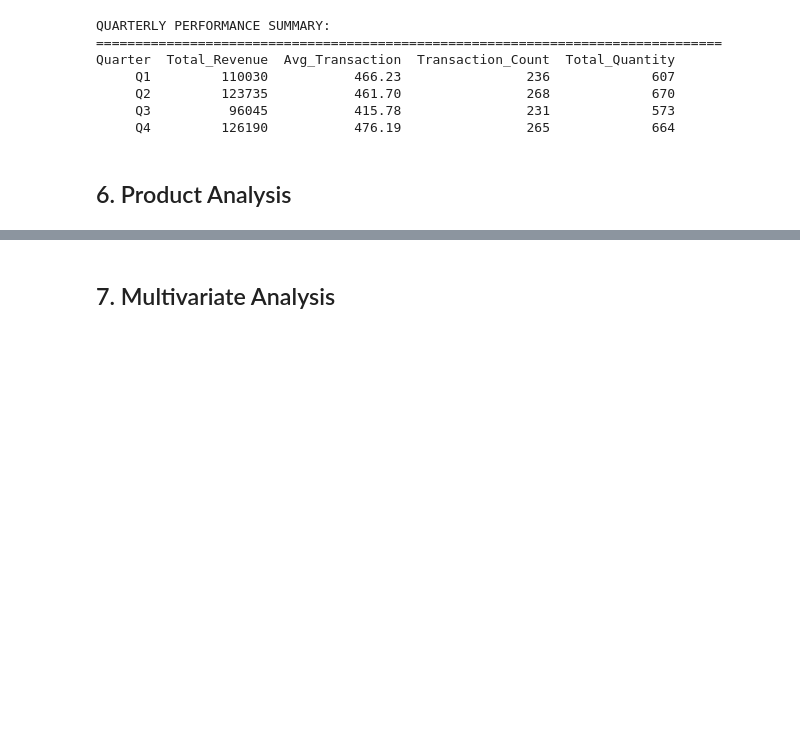
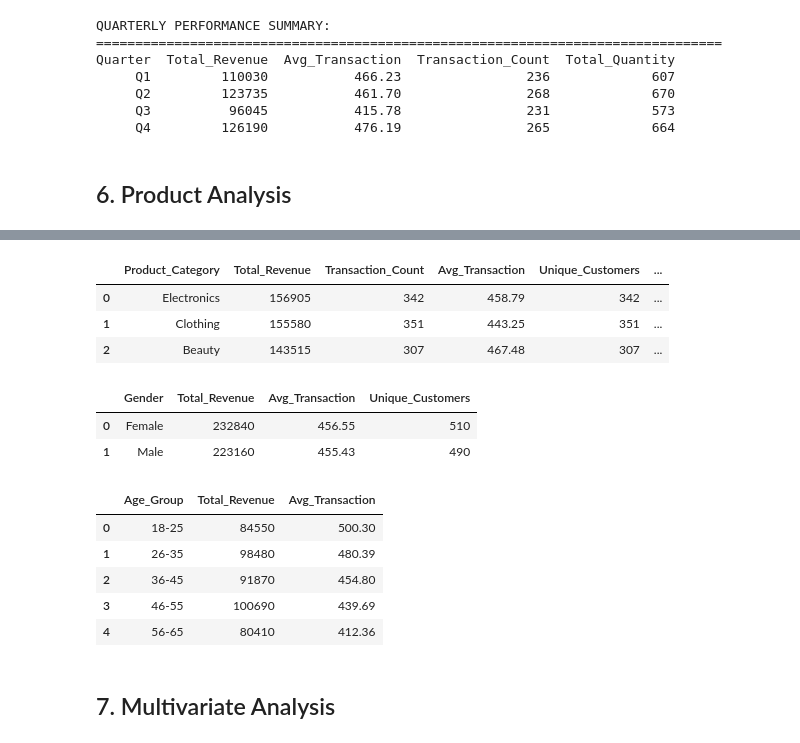
Before and after one commit to mehtesham13/retail-sales-eda, a Jupyter notebook: retail_sales_eda.ipynb, the cells around one changed output, grey strips where cells are left out. Cells and saved outputs as stored; diff of their text form; code cells hidden in the pictures; blank space fills up the shorter version.

```diff
--- a/retail_sales_eda.ipynb
+++ b/retail_sales_eda.ipynb
@@ -723,3 +724,43 @@ plt.show()
+# %%
+# Summary tables by product category, gender and age group (used in the business insights below)
+total = df['Total Amount'].sum()
+
+product_analysis = (df.groupby('Product Category')
+    .agg(Total_Revenue=('Total Amount', 'sum'), Transaction_Count=('Transaction ID', 'count'),
+         Avg_Transaction=('Total Amount', 'mean'), Unique_Customers=('Customer ID', 'nunique'))
+    .reset_index().rename(columns={'Product Category': 'Product_Category'})
+    .sort_values('Total_Revenue', ascending=False).reset_index(drop=True))
+product_analysis['Revenue_Share_%'] = (100 * product_analysis['Total_Revenue'] / total).round(2)
+product_analysis['Transaction_Share_%'] = (100 * product_analysis['Transaction_Count'] / len(df)).round(1)
+
+gender_analysis = (df.groupby('Gender')
+    .agg(Total_Revenue=('Total Amount', 'sum'), Avg_Transaction=('Total Amount', 'mean'),
+         Unique_Customers=('Customer ID', 'nunique'))
+    .reset_index())
+
+df['Age_Group'] = pd.cut(df['Age'], bins=[17, 25, 35, 45, 55, 65],
+                         labels=['18-25', '26-35', '36-45', '46-55', '56-65'])
+age_analysis = (df.groupby('Age_Group', observed=True)
+    .agg(Total_Revenue=('Total Amount', 'sum'), Avg_Transaction=('Total Amount', 'mean'))
+    .reset_index())
+
+display(product_analysis.round(2))
+display(gender_analysis.round(2))
+display(age_analysis.round(2))
+# %% [output]
+|  | Product_Category | Total_Revenue | Transaction_Count | Avg_Transaction | Unique_Customers | ... |
+| 0 | Electronics | 156905 | 342 | 458.79 | 342 | ... |
+| 1 | Clothing | 155580 | 351 | 443.25 | 351 | ... |
+| 2 | Beauty | 143515 | 307 | 467.48 | 307 | ... |
+|  | Gender | Total_Revenue | Avg_Transaction | Unique_Customers |
+| 0 | Female | 232840 | 456.55 | 510 |
+| 1 | Male | 223160 | 455.43 | 490 |
+|  | Age_Group | Total_Revenue | Avg_Transaction |
+| 0 | 18-25 | 84550 | 500.30 |
+| 1 | 26-35 | 98480 | 480.39 |
+| 2 | 36-45 | 91870 | 454.80 |
+| 3 | 46-55 | 100690 | 439.69 |
+| 4 | 56-65 | 80410 | 412.36 |
 # %% [markdown]
 ## 7. Multivariate Analysis <a id='section9'></a>
 # %%
```
Also changed, not shown: parts of 7 cells of this notebook, 2 other files.
